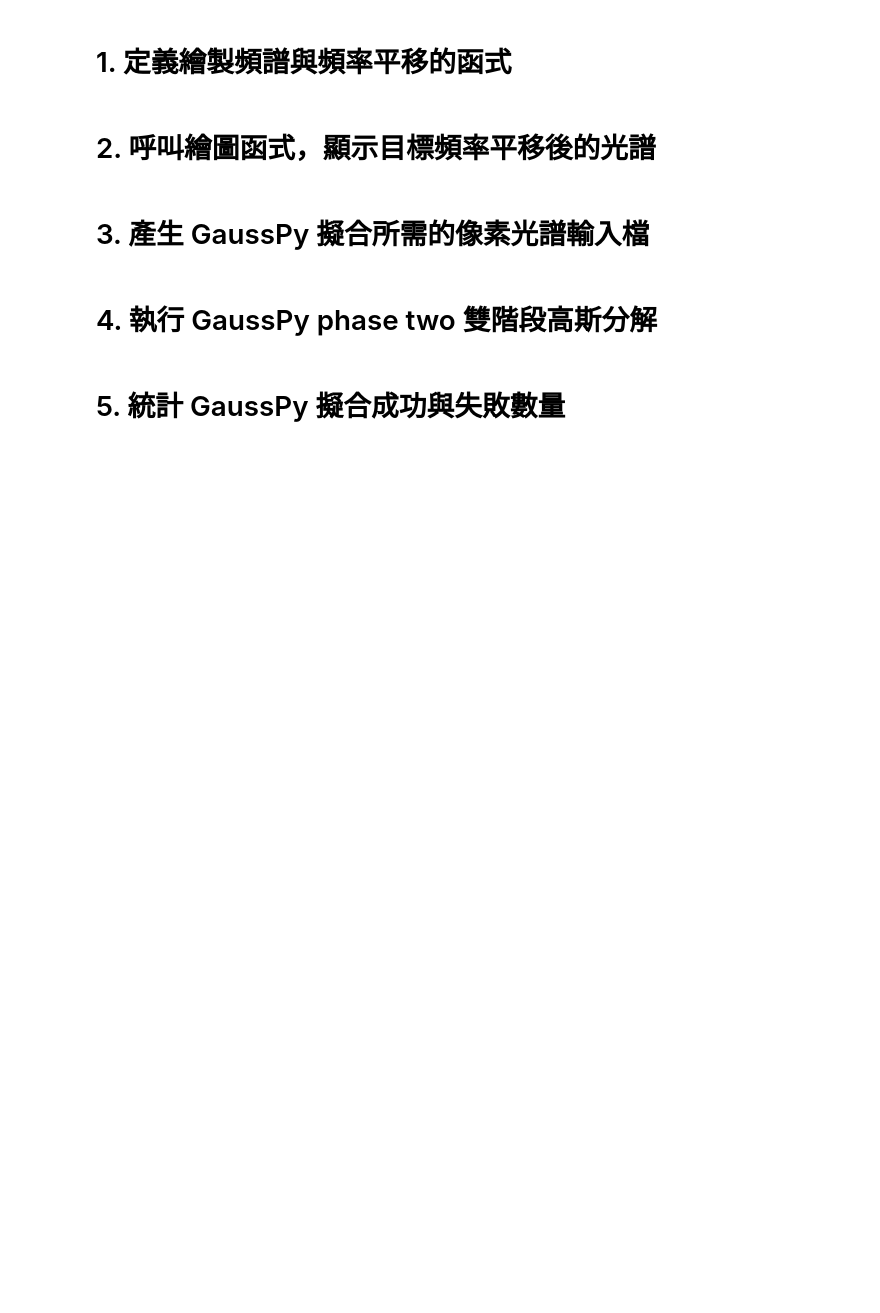
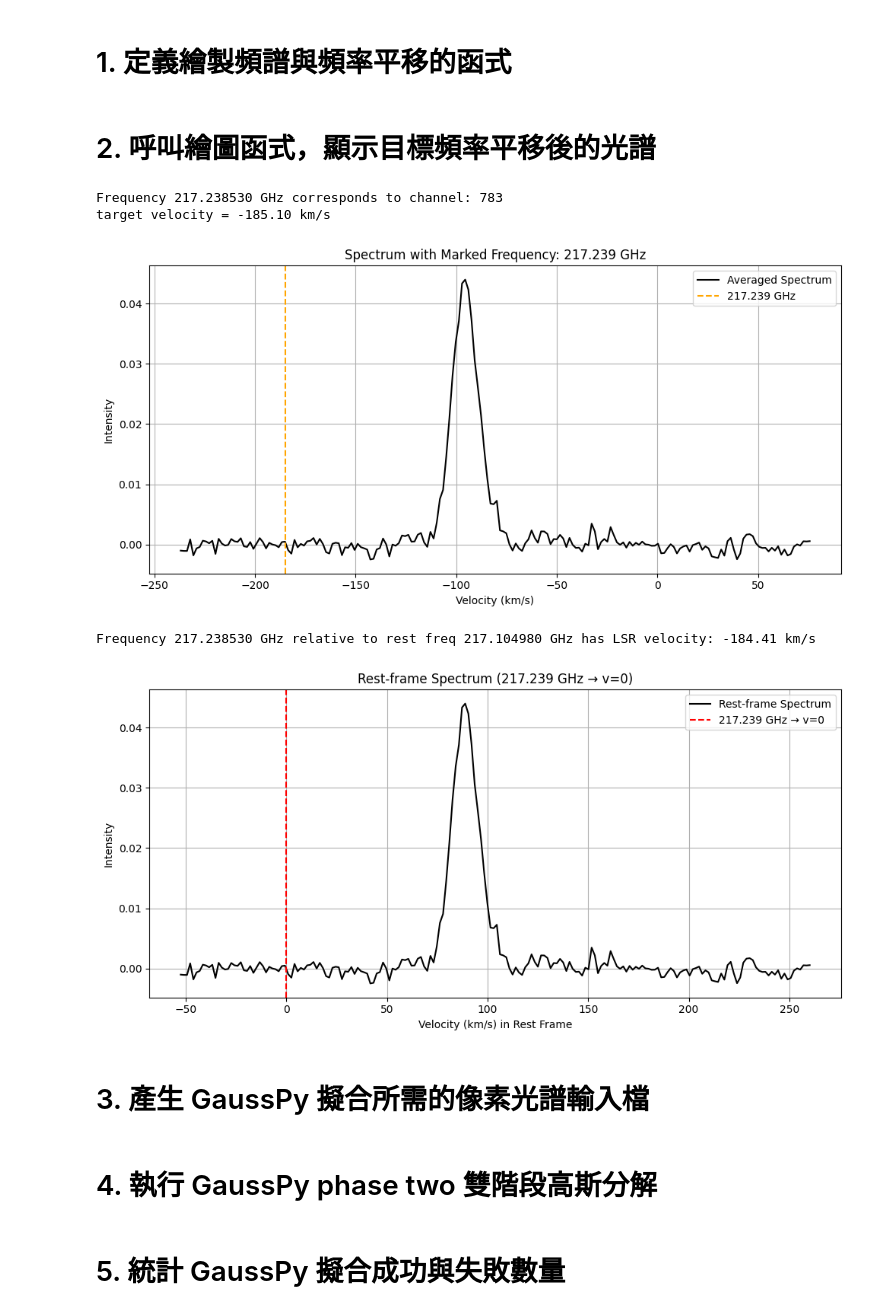
Before and after one commit to SaturnZC/ALMA_project, a Jupyter notebook: stack_spectrum/plot_spectrum.ipynb, the cells around one changed output. Cells and saved outputs as stored; diff of their text form; code cells hidden in the pictures; blank space fills up the shorter version.

```diff
--- a/stack_spectrum/plot_spectrum.ipynb
+++ b/stack_spectrum/plot_spectrum.ipynb
@@ -79,8 +79,14 @@ def plot_shifted_spectrum(
 # %%
 plot_shifted_spectrum(
     cube_file="/Users/ccc/Desktop/research/baobab/ALMA_project/datacubes/spw0.fits",
-      v1=750, v2=950, x1=225, x2=235, y1=105, y2=115, target_freq_GHz=217.104919
+      v1=750, v2=950, x1=225, x2=235, y1=105, y2=115, target_freq_GHz=217.238530
 )
+# %% [output]
+Frequency 217.238530 GHz corresponds to channel: 783
+target velocity = -185.10 km/s
+[figure, added]
+Frequency 217.238530 GHz relative to rest freq 217.104980 GHz has LSR velocity: -184.41 km/s
+[figure, added]
 # %% [markdown]
 # 3. 產生 GaussPy 擬合所需的像素光譜輸入檔
 # %%
```
Also changed, not shown: parts of 6 cells of this notebook.
